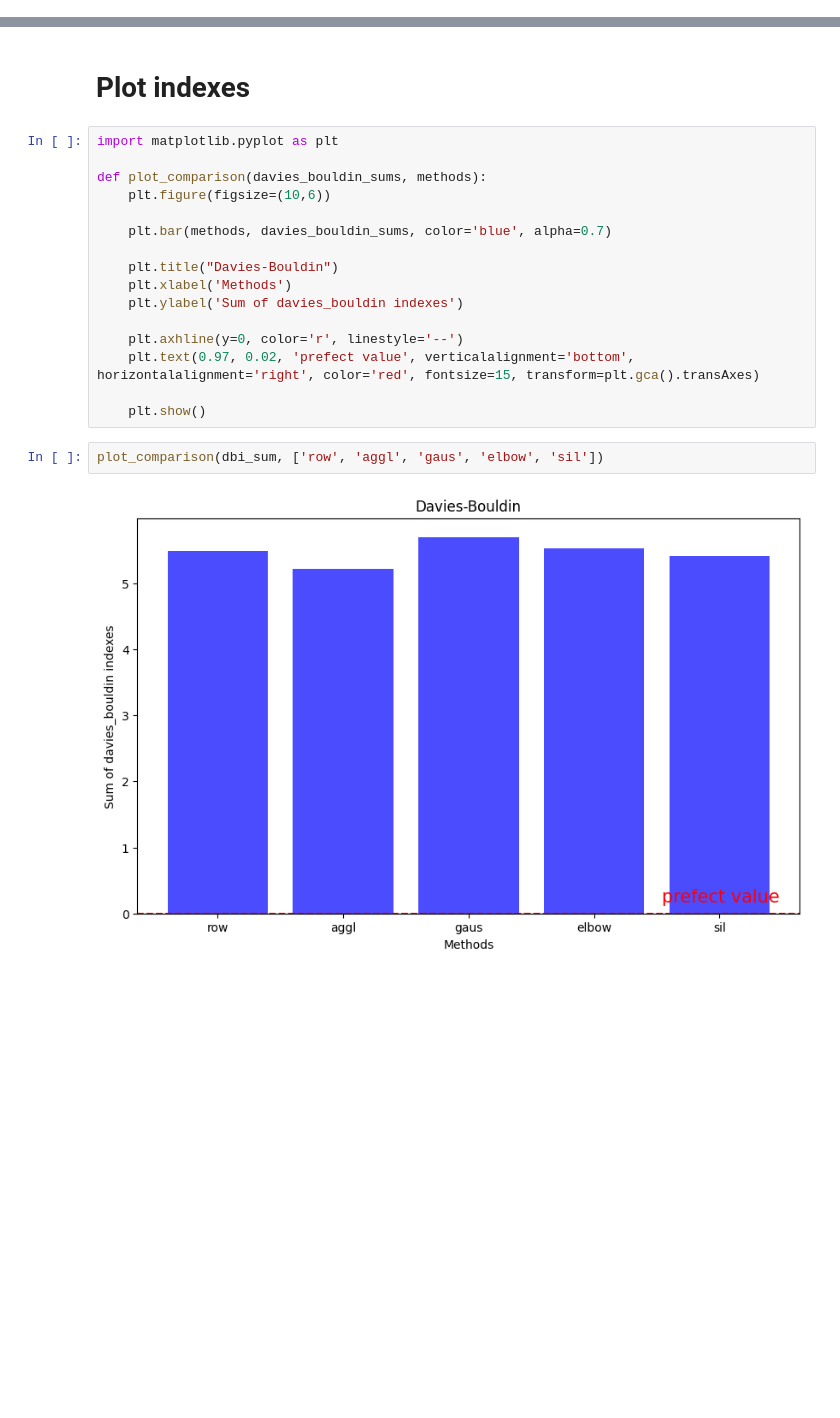
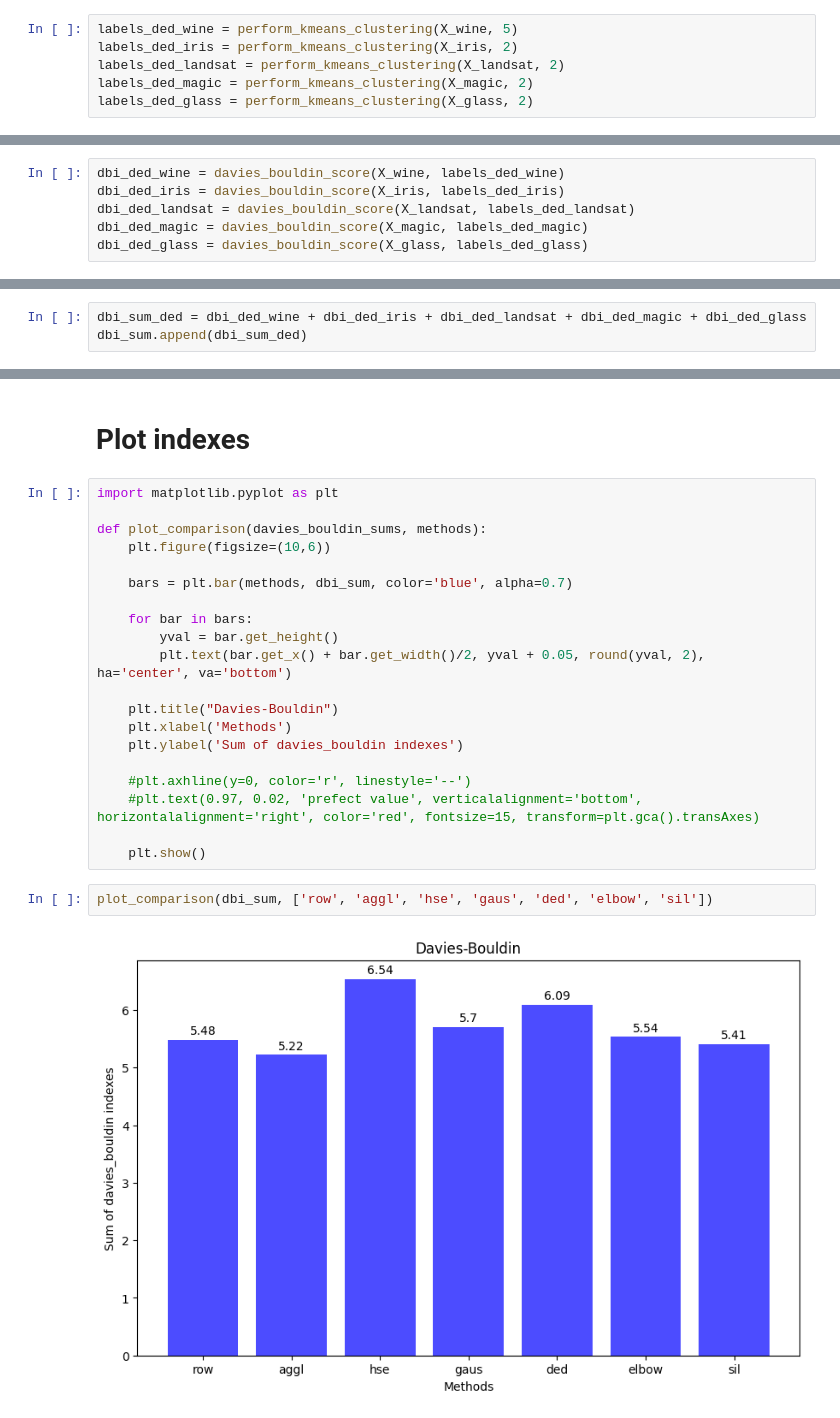
Before and after one commit to FIvER4IK/novel_methods_finding_k, a Jupyter notebook: Project.ipynb, the cells around one changed output, grey strips where cells are left out. Cells and saved outputs as stored; diff of their text form; blank space fills up the shorter version.

Commit message:
add ded and hse into comparison

```diff
--- a/Project.ipynb
+++ b/Project.ipynb
@@ -842,5 +913,17 @@ silhouette_sum_gaus = silhouette_gaus_wine + silhouette_gaus_iris + silhouette_g
 silhouette_sum.append(silhouette_sum_gaus)
 # %% [markdown]
 ### DeD
+# %%
+labels_ded_wine = perform_kmeans_clustering(X_wine, 5)
+labels_ded_iris = perform_kmeans_clustering(X_iris, 2)
+labels_ded_landsat = perform_kmeans_clustering(X_landsat, 2)
+labels_ded_magic = perform_kmeans_clustering(X_magic, 2)
+labels_ded_glass = perform_kmeans_clustering(X_glass, 2)
 # %% [markdown]
 ##### Davies-Bouldin
+# %%
+dbi_ded_wine = davies_bouldin_score(X_wine, labels_ded_wine)
+dbi_ded_iris = davies_bouldin_score(X_iris, labels_ded_iris)
+dbi_ded_landsat = davies_bouldin_score(X_landsat, labels_ded_landsat)
+dbi_ded_magic = davies_bouldin_score(X_magic, labels_ded_magic)
+dbi_ded_glass = davies_bouldin_score(X_glass, labels_ded_glass)
@@ -847,2 +942,5 @@ silhouette_sum.append(silhouette_sum_gaus)
+# %%
+dbi_sum_ded = dbi_ded_wine + dbi_ded_iris + dbi_ded_landsat + dbi_ded_magic + dbi_ded_glass
+dbi_sum.append(dbi_sum_ded)
 # %% [markdown]
 ##### Dunn
@@ -1010,20 +1150,24 @@ import matplotlib.pyplot as plt
 def plot_comparison(davies_bouldin_sums, methods):
     plt.figure(figsize=(10,6))
 
-    plt.bar(methods, davies_bouldin_sums, color='blue', alpha=0.7)
+    bars = plt.bar(methods, dbi_sum, color='blue', alpha=0.7)
+
+    for bar in bars:
+        yval = bar.get_height()
+        plt.text(bar.get_x() + bar.get_width()/2, yval + 0.05, round(yval, 2), ha='center', va='bottom')
 
     plt.title("Davies-Bouldin")
     plt.xlabel('Methods')
     plt.ylabel('Sum of davies_bouldin indexes')
 
-    plt.axhline(y=0, color='r', linestyle='--')
-    plt.text(0.97, 0.02, 'prefect value', verticalalignment='bottom', horizontalalignment='right', color='red', fontsize=15, transform=plt.gca().transAxes)
+    #plt.axhline(y=0, color='r', linestyle='--')
+    #plt.text(0.97, 0.02, 'prefect value', verticalalignment='bottom', horizontalalignment='right', color='red', fontsize=15, transform=plt.gca().transAxes)
 
     plt.show()
 # %%
-plot_comparison(dbi_sum, ['row', 'aggl', 'gaus', 'elbow', 'sil'])
+plot_comparison(dbi_sum, ['row', 'aggl', 'hse', 'gaus', 'ded', 'elbow', 'sil'])
 # %% [output]
-[figure, old version]
+[figure, new version]
 # %%
 import matplotlib.pyplot as plt
 
```
Also changed, not shown: parts of 22 cells of this notebook.
